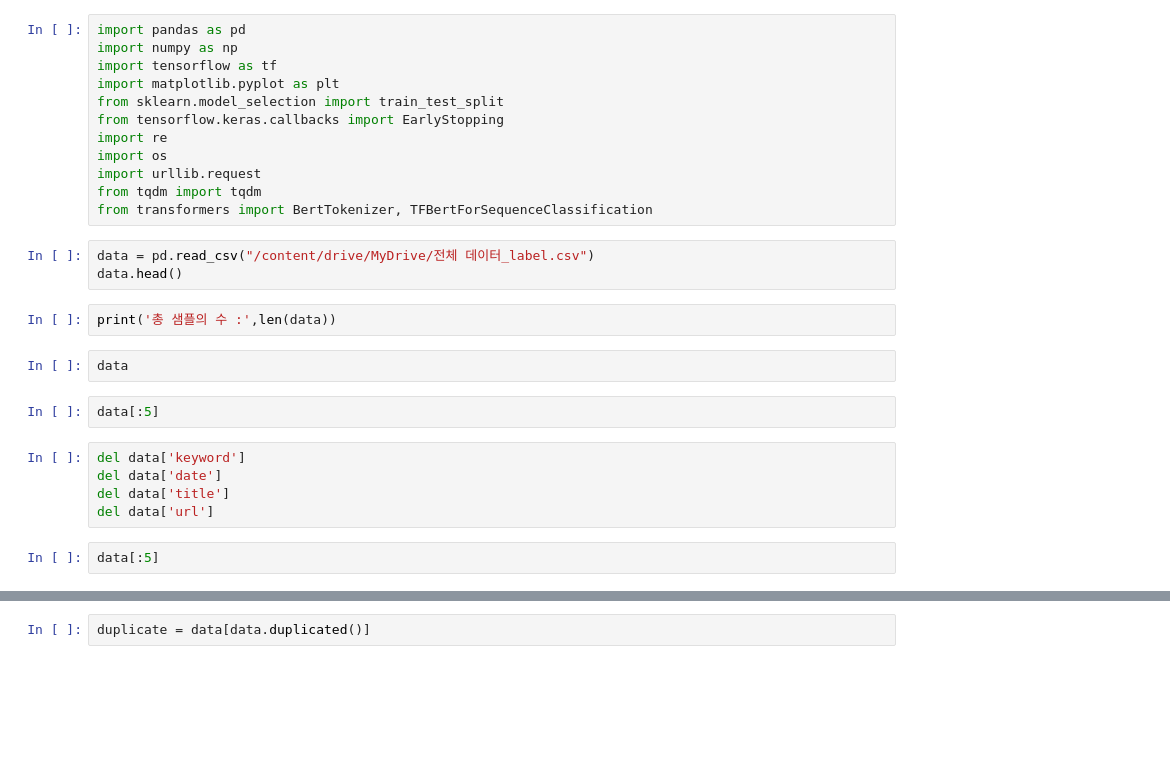
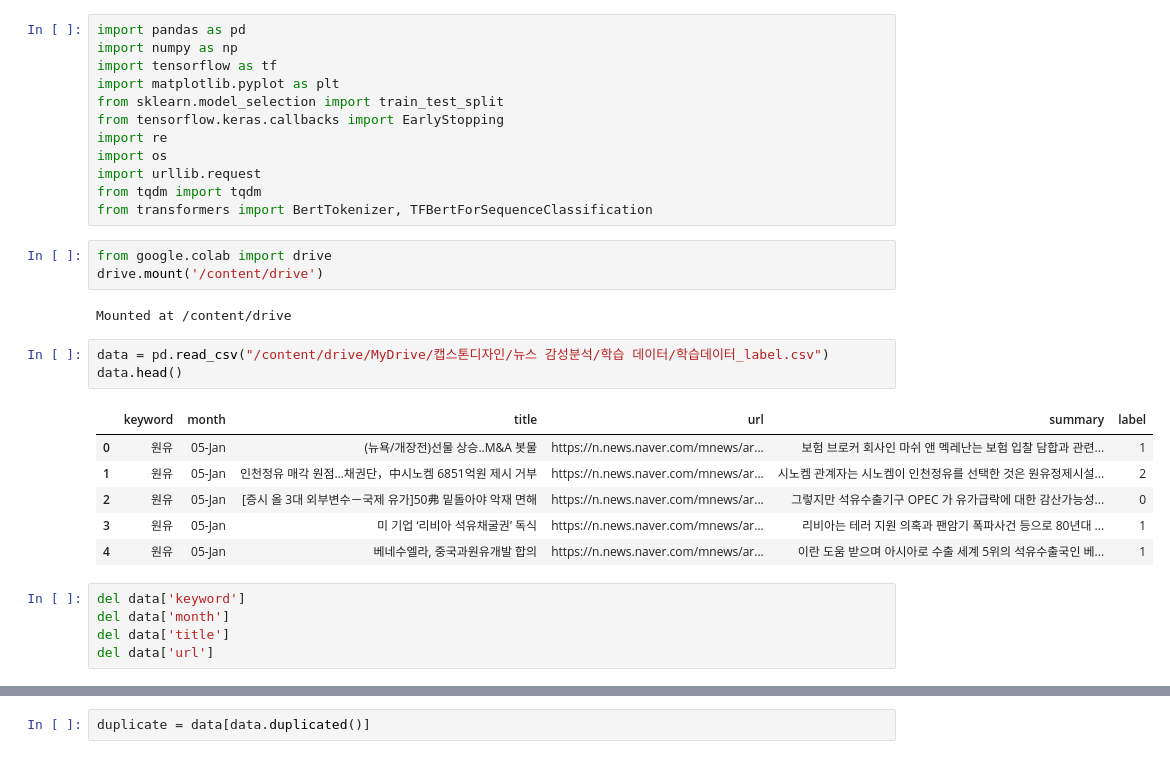
Before and after one commit to junn34/Project_with_CNN_LSTM-, a Jupyter notebook: sentiment_analysis/News_Sentiment_Analysis_Model.ipynb, the cells around one changed output, grey strips where cells are left out. Cells and saved outputs as stored; diff of their text form; blank space fills up the shorter version.

```diff
--- a/sentiment_analysis/News_Sentiment_Analysis_Model.ipynb
+++ b/sentiment_analysis/News_Sentiment_Analysis_Model.ipynb
@@ -20,19 +37,23 @@ import os
 import urllib.request
 from tqdm import tqdm
 from transformers import BertTokenizer, TFBertForSequenceClassification
+# %%
+from google.colab import drive
+drive.mount('/content/drive')
+# %% [output]
+Mounted at /content/drive
 # %%
-data = pd.read_csv("/content/drive/MyDrive/전체 데이터_label.csv")
+data = pd.read_csv("/content/drive/MyDrive/캡스톤디자인/뉴스 감성분석/학습 데이터/학습데이터_label.csv")
 data.head()
+# %% [output]
+|  | keyword | month | title | url | summary | label |
+| 0 | 원유 | 05-Jan | (뉴욕/개장전)선물 상승..M&A 봇물 | https://n.news.naver.com/mnews/ar... | 보험 브로커 회사인 마쉬 앤 멕레난는 보험 입찰 담합과 관련... | 1 |
+| 1 | 원유 | 05-Jan | 인천정유 매각 원점…채권단，中시노켐 6851억원 제시 거부 | https://n.news.naver.com/mnews/ar... | 시노켐 관계자는 시노켐이 인천정유를 선택한 것은 원유정제시설... | 2 |
+| 2 | 원유 | 05-Jan | [증시 올 3대 외부변수－국제 유가]50弗 밑돌아야 악재 면해 | https://n.news.naver.com/mnews/ar... | 그렇지만 석유수출기구 OPEC 가 유가급락에 대한 감산가능성... | 0 |
+| 3 | 원유 | 05-Jan | 미 기업 ‘리비아 석유채굴권’ 독식 | https://n.news.naver.com/mnews/ar... | 리비아는 테러 지원 의혹과 팬암기 폭파사건 등으로 80년대 ... | 1 |
+| 4 | 원유 | 05-Jan | 베네수엘라, 중국과원유개발 합의 | https://n.news.naver.com/mnews/ar... | 이란 도움 받으며 아시아로 수출 세계 5위의 석유수출국인 베... | 1 |
-# %%
-print('총 샘플의 수 :',len(data))
-# %%
-data
-# %%
-data[:5]
 # %%
 del data['keyword']
-del data['date']
+del data['month']
 del data['title']
 del data['url']
-# %%
-data[:5]
```
Also changed, not shown: parts of 31 cells of this notebook.
